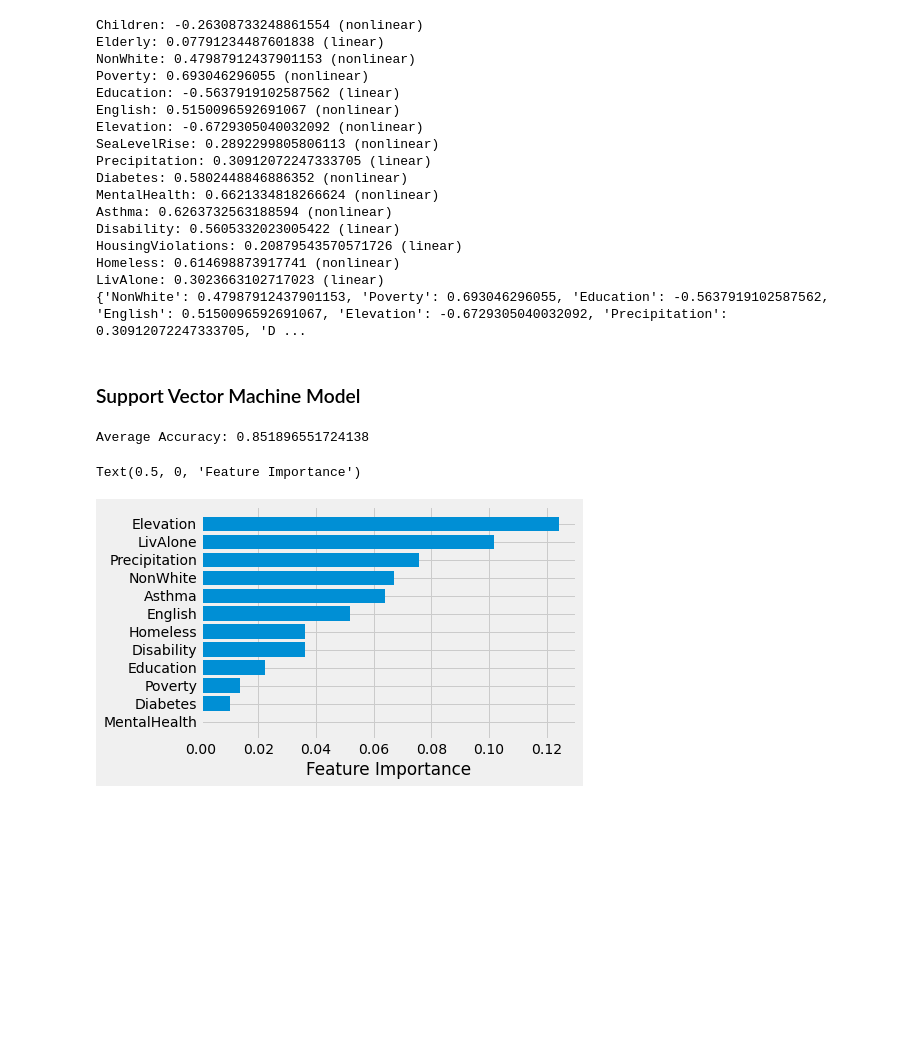
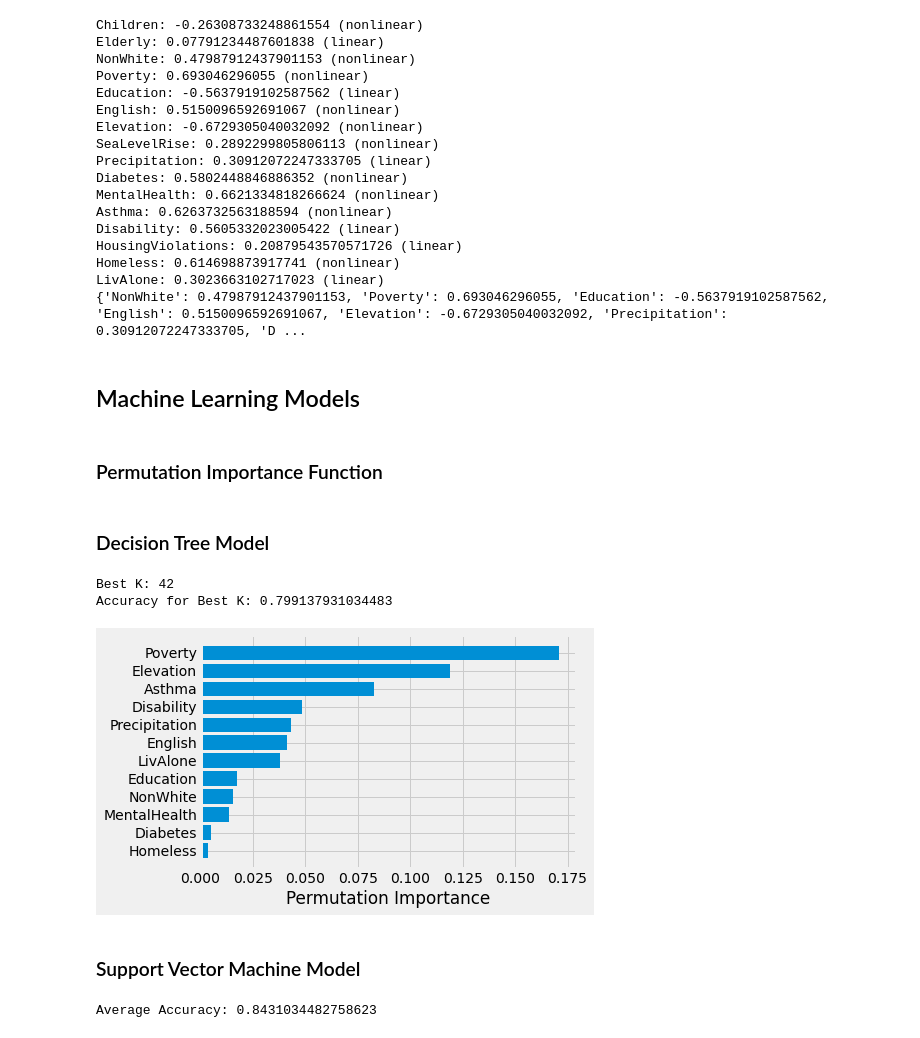
Before and after one commit to Ranabor/CDC-2022, a Jupyter notebook: data_exploration.ipynb, the cells around one changed output. Cells and saved outputs as stored; diff of their text form; code cells hidden in the pictures; blank space fills up the shorter version.

Commit message:
Fixed Organization and Permutation Importance

```diff
--- a/data_exploration.ipynb
+++ b/data_exploration.ipynb
@@ -98,3 +98,7 @@ HousingViolations: 0.20879543570571726 (linear)
 Homeless: 0.614698873917741 (nonlinear)
 LivAlone: 0.3023663102717023 (linear)
 {'NonWhite': 0.47987912437901153, 'Poverty': 0.693046296055, 'Education': -0.5637919102587562, 'English': 0.5150096592691067, 'Elevation': -0.6729305040032092, 'Precipitation': 0.30912072247333705, 'D ...
+# %% [markdown]
+## Machine Learning Models
+# %% [markdown]
+### Permutation Importance Function
@@ -101,3 +118,46 @@ LivAlone: 0.3023663102717023 (linear)
+# %% [markdown]
+### Decision Tree Model
+# %%
+from sklearn.model_selection import train_test_split
+from sklearn.preprocessing import StandardScaler
+from sklearn import metrics
+from sklearn.tree import DecisionTreeClassifier
+
+
+X = san_francisco[list(significant_metrics.keys())] #
+y = san_francisco[['Decintiles']] #
+accuracy = []
+
+for i in range(1, 50):
+    height_accuracy = []
+    for j in range(30):
+        X_train, X_test, y_train, y_test = train_test_split(X, y, test_size=0.2)
+        clf = DecisionTreeClassifier(max_depth=i)
+        scaler = StandardScaler()
+        scaler.fit(X_train)
+        X_train = scaler.transform(X_train)
+        X_test = scaler.transform(X_test)
+        clf.fit(X_train, np.ravel(y_train,order='C'))
+        y_pred = clf.predict(X_test)
+        height_accuracy.append(metrics.accuracy_score(y_test, y_pred) + metrics.accuracy_score(y_test, [x+1 for x in y_pred]) + metrics.accuracy_score(y_test, [x-1 for x in y_pred]))
+
+    accuracy.append(sum(height_accuracy)/len(height_accuracy))
+
+print(f"Best K: {accuracy.index(max(accuracy))}")
+print(f"Accuracy for Best K: {max(accuracy)}")
+# %% [output]
+Best K: 42
+Accuracy for Best K: 0.799137931034483
+# %%
+clf = DecisionTreeClassifier(max_depth = accuracy.index(max(accuracy)))
+scaler = StandardScaler()
+scaler.fit(X_train)
+X_train = scaler.transform(X_train)
+X_test = scaler.transform(X_test)
+clf.fit(X_train, np.ravel(y_train,order='C'))
+model_permutation_importance(clf, X_test, y_test, significant_metrics)
+# %% [output]
+[figure, added]
 # %% [markdown]
 ### Support Vector Machine Model
 # %%
@@ -112,7 +172,7 @@ y = san_francisco[['Decintiles']] #
 accuracy = []
 for i in range(0, 50):
     X_train, X_test, y_train, y_test = train_test_split(X, y, test_size=0.2)
-    clf = svm.SVC(kernel='linear', C = 2.5)
+    clf = svm.SVC(kernel='linear', C = 1)
     scaler = StandardScaler()
     scaler.fit(X_train)
     X_train = scaler.transform(X_train)
@@ -124,18 +184,4 @@ for i in range(0, 50):
 
 print("Average Accuracy:",sum(accuracy)/len(accuracy))
 # %% [output]
-Average Accuracy: 0.851896551724138
+Average Accuracy: 0.8431034482758623
-# %%
-from sklearn.inspection import permutation_importance
-
-perm_importance = permutation_importance(clf, X_test, y_test)
-
-feature_names = list(significant_metrics.keys())
-features = np.array(feature_names)
-
-sorted_idx = perm_importance.importances_mean.argsort()
-plt.barh(features[sorted_idx], perm_importance.importances_mean[sorted_idx])
-plt.xlabel("Feature Importance")
-# %% [output]
-Text(0.5, 0, 'Feature Importance')
-[figure, removed]
```
Also changed, not shown: parts of 2 cells of this notebook.
